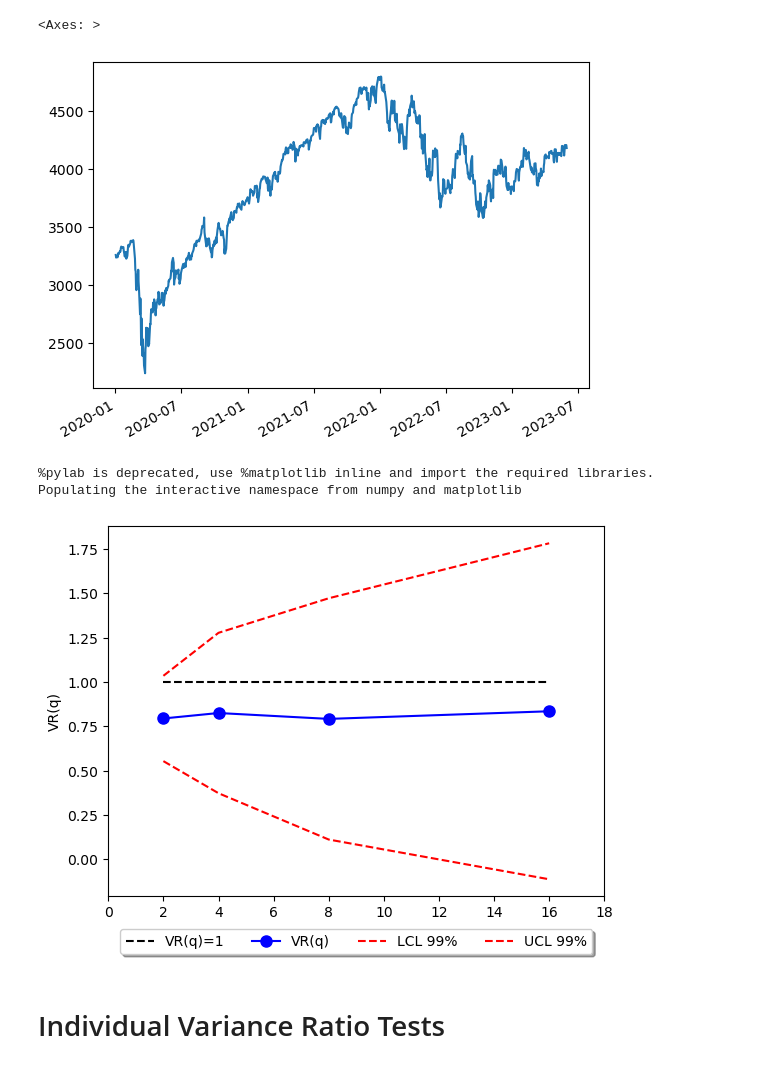
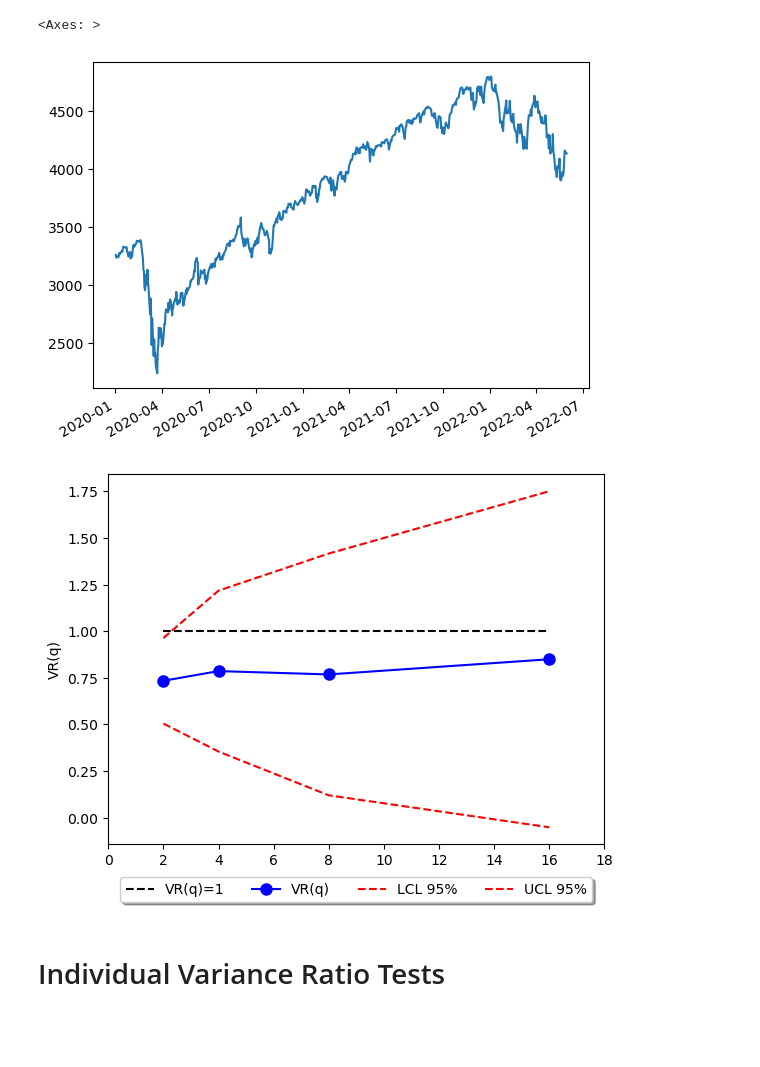
Before and after one commit to danpele/Stat_fin_markets, a Jupyter notebook: SFM_EMH_Tests/SFM_MVR_Test.ipynb, the cells around one changed output. Saved outputs shown, nothing was run; the diff lists cells and outputs as text; code cells hidden in the pictures; blank space fills up the shorter version.

```diff
--- a/SFM_EMH_Tests/SFM_MVR_Test.ipynb
+++ b/SFM_EMH_Tests/SFM_MVR_Test.ipynb
@@ -3,7 +3,9 @@
 # %%
 import warnings
 warnings.simplefilter("ignore")
-
+%matplotlib inline
+import numpy as np
+import matplotlib.pyplot as plt
 import pandas as pd
 import scipy.stats as stat
 import scipy
@@ -15,7 +17,7 @@ from yahoo_fin.stock_info import *
 
 # We will look at stock prices
 start = datetime.datetime(2020,1,1)
-end = datetime.datetime(2023,6,1)
+end = datetime.datetime(2022,6,1)
 
 
 
@@ -31,7 +33,7 @@ log_return = np.log(1+simple_return)
 stock["close"].plot(grid = False) # Plot the adjusted closing price
 # %% [output]
 <Axes: >
-[figure, old version]
+[figure, new version]
 # %%
 x = np.asarray(close)
 x = np.log(x)
@@ -47,7 +49,7 @@ ucl=[]
 vr_1=[]
 p_value=[]
 stderr=[]
-alpha=0.01
+alpha=0.05
 k=4
 
 def VRTest():
@@ -57,37 +59,35 @@ def VRTest():
         vr = VarianceRatio(x, a)
         vrt.append(vr.vr)
         se=np.sqrt(vr._stat_variance)/np.sqrt(vr._nobs-1)
         stderr.append(se)
         lower=vr.vr-stat.norm.ppf(1-alpha/2)*se
         upper=vr.vr+stat.norm.ppf(1-alpha/2)*se
         one=1
         zvrt.append(vr.stat)
         lcl.append(lower)
         ucl.append(upper)
         vr_1.append(one)
         p_value.append(vr.pvalue)
 
     return vrt,p_value,zvrt,q,stderr
 VRTest()
 
 confidence=1-alpha
-%pylab inline
+
 #pylab.rcParams['figure.figsize'] = (15, 9)   # Change the size of plots
 #plt.ylim(min(lcl), max(ucl))
 plt.xlim(0, 2**k+2)
 plt.xlabel( 'q' )
 plt.ylabel( 'VR(q)' )
 plt.plot(q, vr_1,color='black', linestyle='dashed', label='VR(q)=1')
 plt.plot(q, vrt, color='blue', marker='o',markerfacecolor='blue', markersize=8,label='VR(q)')
 plt.plot(q, lcl,color='red', linestyle='dashed', label='LCL ' +str('{:.0%}'.format(confidence)))
 plt.plot(q, ucl,color='red', linestyle='dashed', label='UCL ' +str('{:.0%}'.format(confidence)))
 plt.legend(loc='upper center', bbox_to_anchor=(0.5, -0.07),fancybox=True, shadow=True, ncol=5)
 
 plt.show()
 # %% [output]
-%pylab is deprecated, use %matplotlib inline and import the required libraries.
-Populating the interactive namespace from numpy and matplotlib
-[figure, old version]
+[figure, new version]
 # %% [markdown]
 # Individual Variance Ratio Tests
 # %%
```
Also changed, not shown: parts of 3 cells of this notebook.
